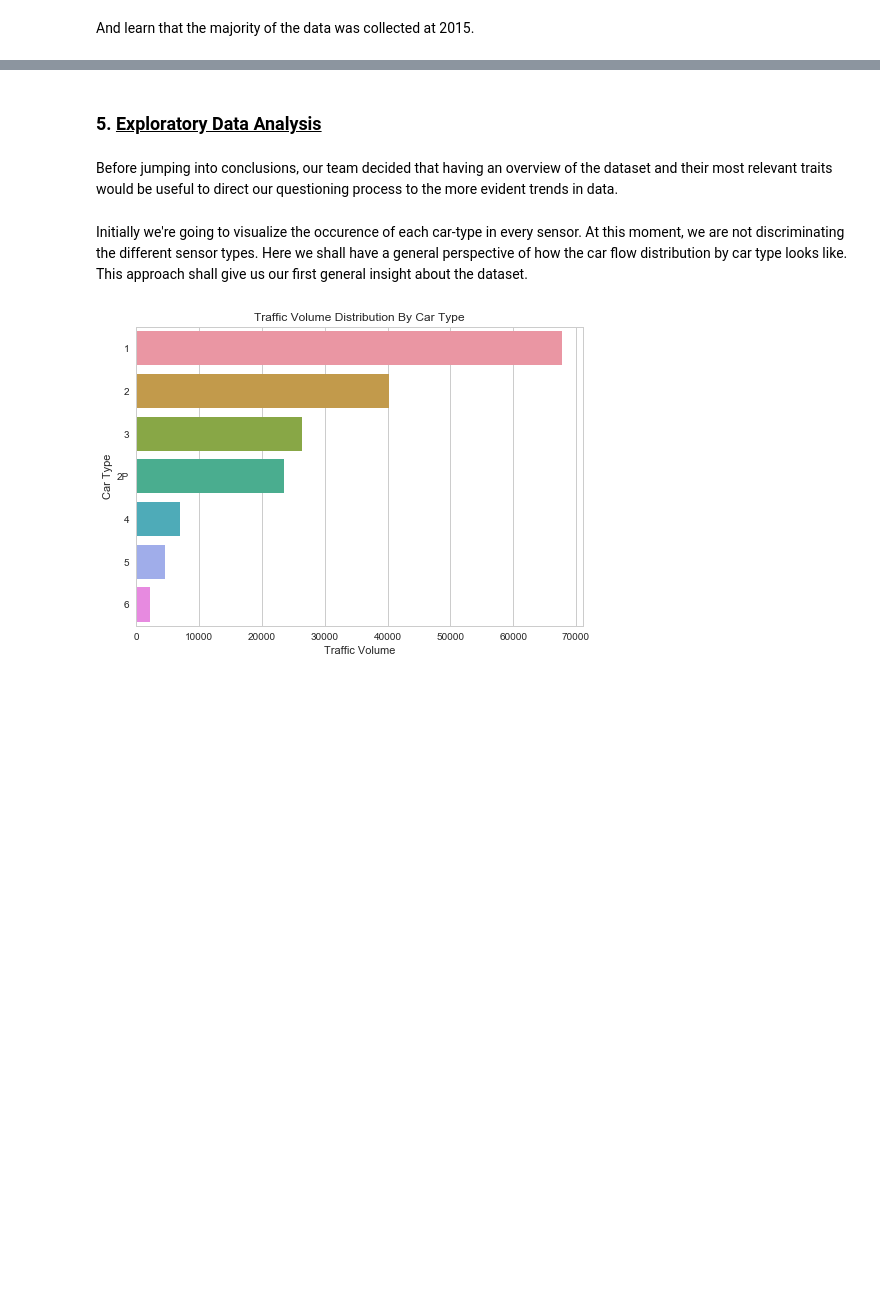
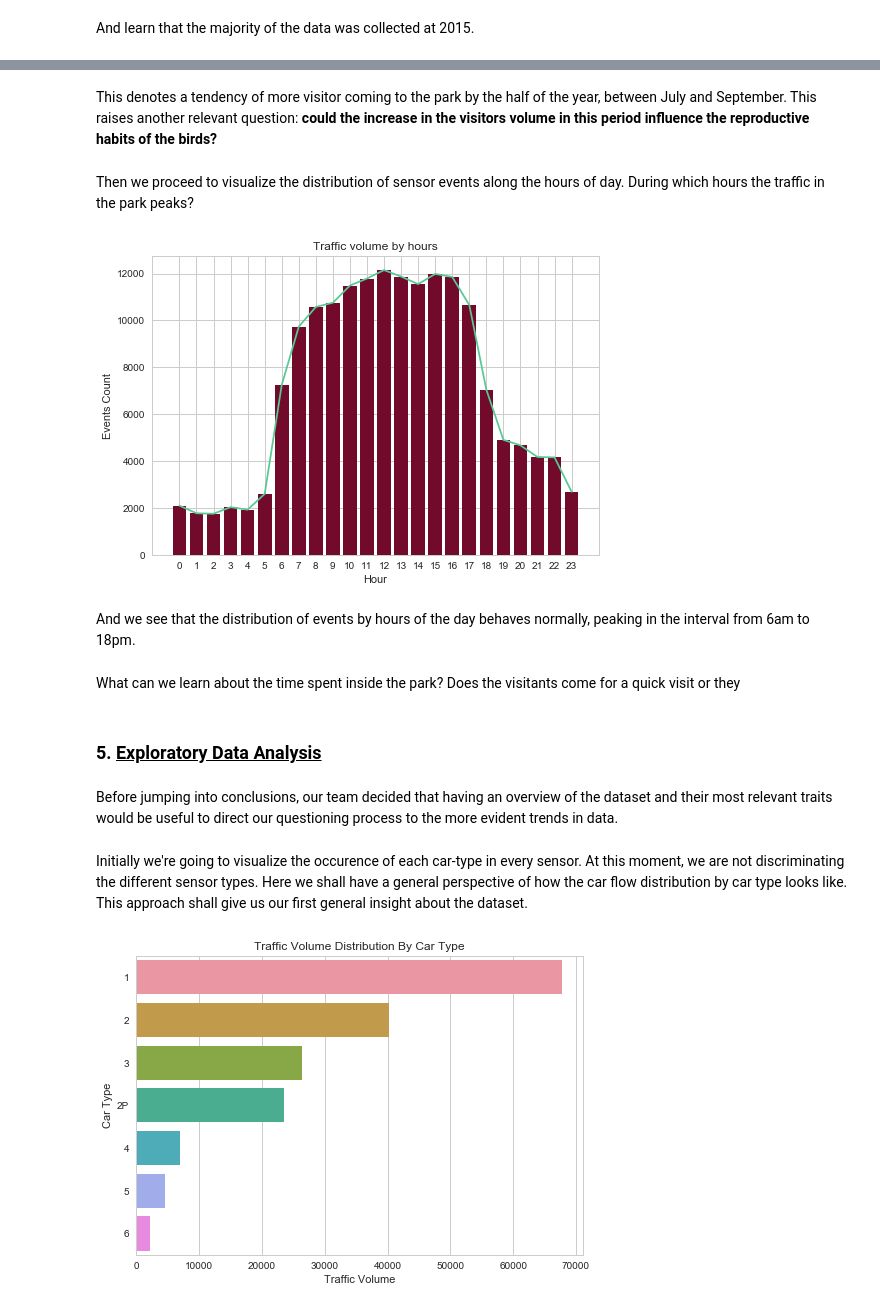
Before and after one commit to dmrib/daytripper, a Jupyter notebook: daytripper/VASTChallenge2017.ipynb, the cells around one changed output, grey strips where cells are left out. Drawn from its saved outputs; the diff is of its cells as text; code cells hidden in the pictures; blank space fills up the shorter version.

```diff
--- a/daytripper/VASTChallenge2017.ipynb
+++ b/daytripper/VASTChallenge2017.ipynb
@@ -121,3 +172,25 @@ plt.plot()
+# %% [markdown]
+<p>This denotes a tendency of more visitor coming to the park by the half of the year, between July and September. This raises another relevant question: <b>could the increase in the visitors volume in this period influence the reproductive habits of the birds?</b></p>
+# %% [markdown]
+<p>Then we proceed to visualize the distribution of sensor events along the hours of day. During which hours the traffic in the park peaks?</p>
+# %%
+hours_data = time_data.groupby('hour').count().sort_index()
+
+fig, ax = plt.subplots()
+ax.bar(hours_data.index, hours_data['Timestamp'], color='#720A2C')
+ax.plot(hours_data.index, hours_data['Timestamp'], color='#58C994')
+ax.set_title('Traffic volume by hours')
+ax.set_xlabel('Hour')
+ax.set_ylabel('Events Count')
+ax.set_xticks(range(0, 24))
+
+plt.show()
+# %% [output]
+[figure, added]
+# %% [markdown]
+<p>And we see that the distribution of events by hours of the day behaves normally, peaking in the interval from 6am to 18pm.</p>
+# %% [markdown]
+<p>What can we learn about the time spent inside the park? Does the visitants come for a quick visit or they
 # %% [markdown]
 <h3>5. <u>Exploratory Data Analysis</u></h3>
 # %% [markdown]
```
Also changed, not shown: parts of 12 cells of this notebook.
